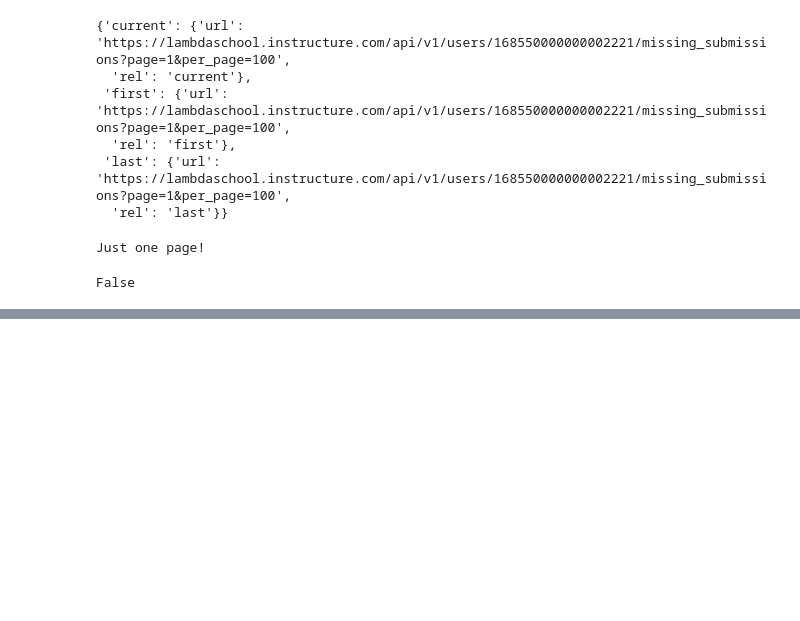
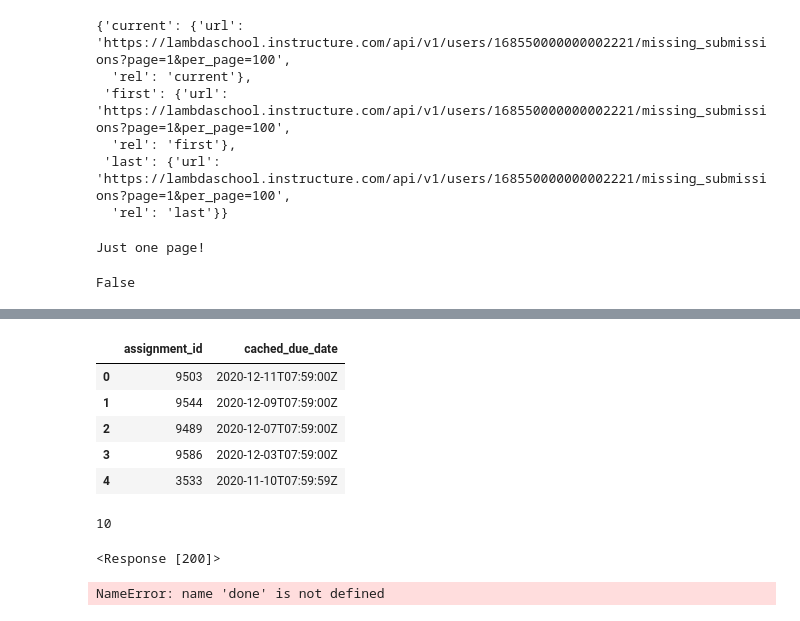
Before and after one commit to GwenStacey/Canvas-Data, a Jupyter notebook: canvas_data/testing.ipynb, the cells around one changed output, grey strips where cells are left out. Saved outputs shown, nothing was run; the diff lists cells and outputs as text; code cells hidden in the pictures; blank space fills up the shorter version.

```diff
--- a/canvas_data/testing.ipynb
+++ b/canvas_data/testing.ipynb
@@ -227,0 +234,17 @@ miss_grded_df.describe()
+# %%
+grades_df[['assignment_id', 'cached_due_date']].head()
+# %% [output]
+|  | assignment_id | cached_due_date |
+| 0 | 9503 | 2020-12-11T07:59:00Z |
+| 1 | 9544 | 2020-12-09T07:59:00Z |
+| 2 | 9489 | 2020-12-07T07:59:00Z |
+| 3 | 9586 | 2020-12-03T07:59:00Z |
+| 4 | 3533 | 2020-11-10T07:59:59Z |
+# %%
+from datetime import date
+
+todays_date = date.today()
+yesterday = todays_date.day-1
+yesterday
+# %% [output]
+10
@@ -227,0 +253,4 @@ miss_grded_df.describe()
+# %%
+auth_r
+# %% [output]
+<Response [200]>
@@ -227,0 +260,4 @@ miss_grded_df.describe()
+# %%
+reports_data = get_submissions(reports_r)
+# %% [output]
+NameError: name 'done' is not defined
```
Also changed, not shown: parts of 14 cells of this notebook, 3 other files.
